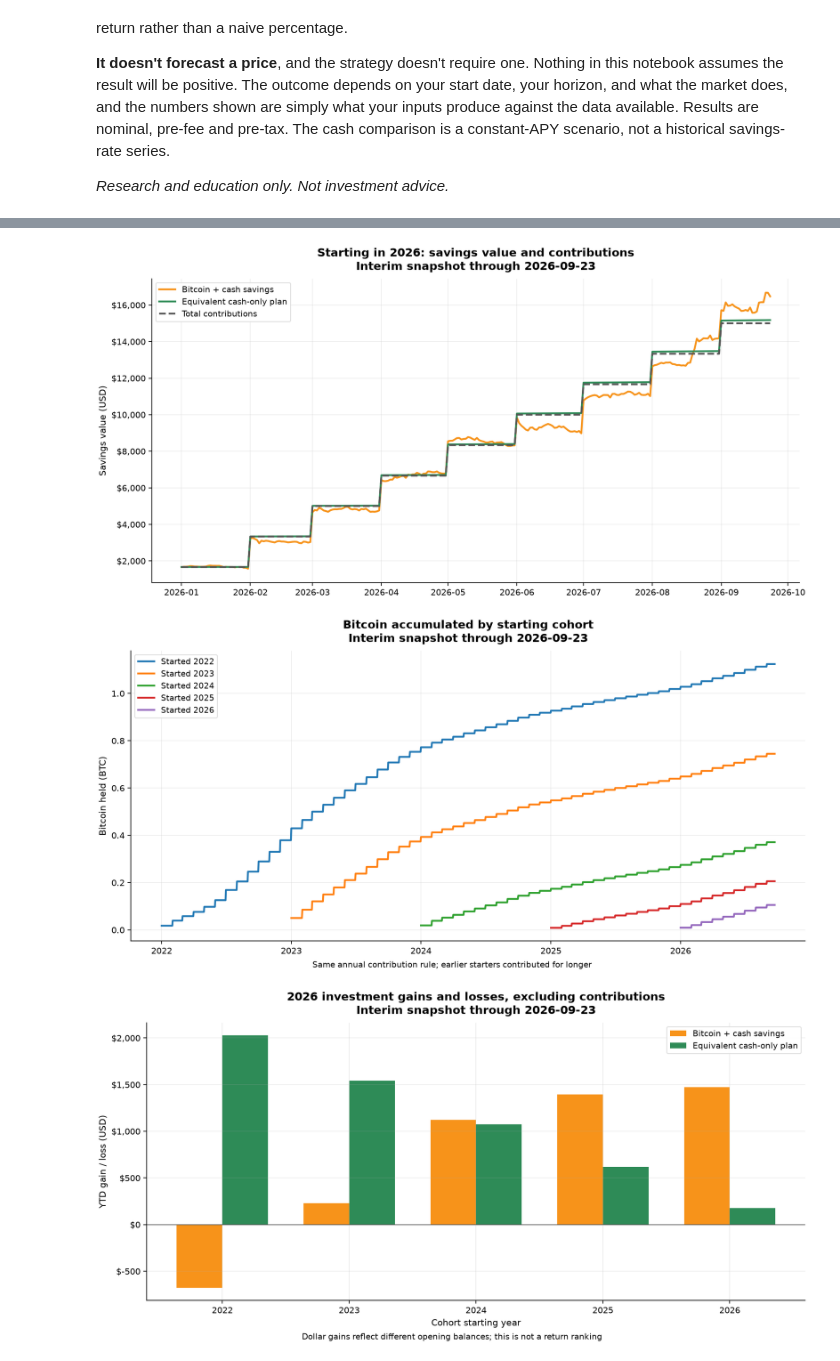
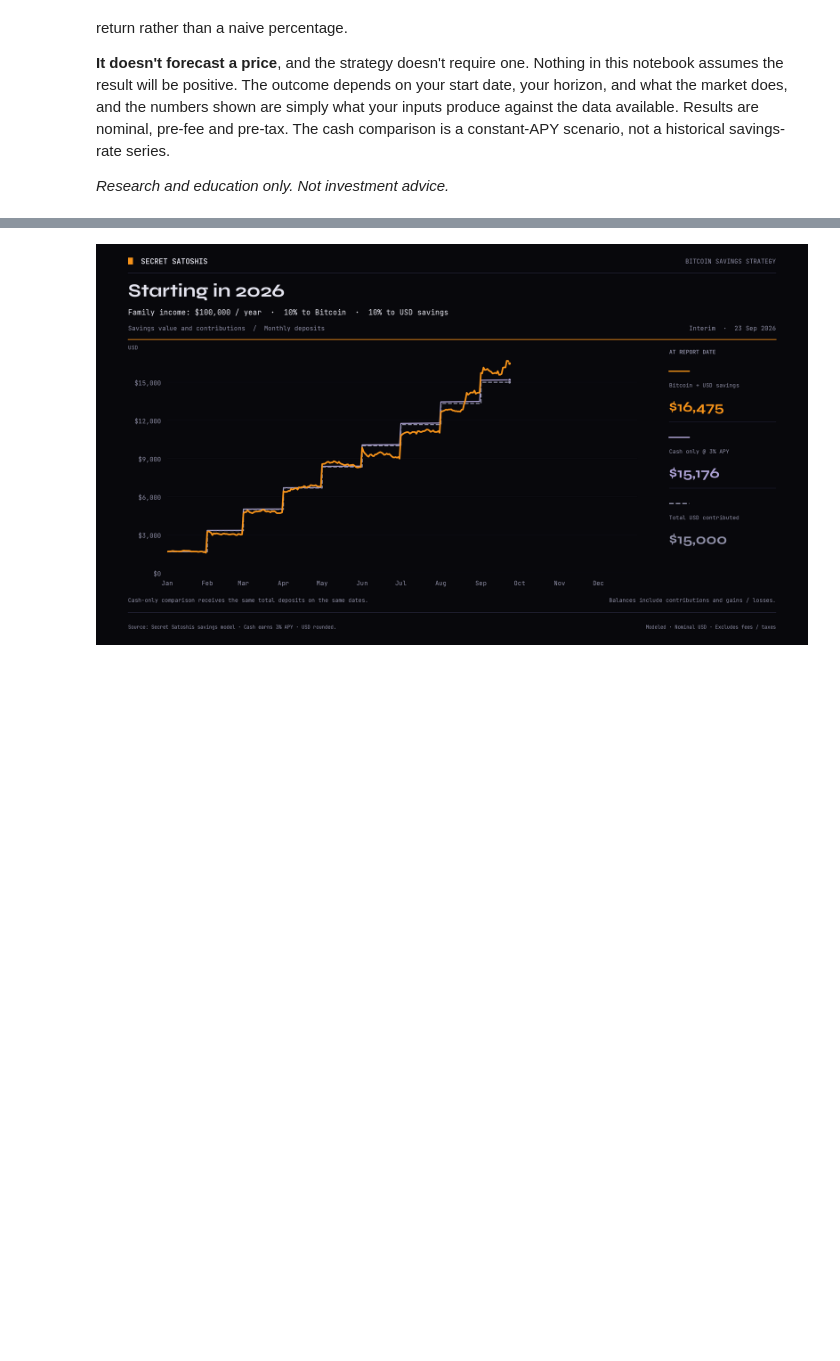
Before and after one commit to SecretSatoshis/Bitcoin-Investment-Strategy, a Jupyter notebook: notebooks/bitcoin_savings_plan.ipynb, the cells around one changed output, grey strips where cells are left out. Drawn from its saved outputs; the diff is of its cells as text; code cells hidden in the pictures; blank space fills up the shorter version.

Commit message:
Keep only branded quarterly savings visuals

```diff
--- a/notebooks/bitcoin_savings_plan.ipynb
+++ b/notebooks/bitcoin_savings_plan.ipynb
@@ -973,7 +947,4 @@ YTD: opening savings + new contributions + investment gain/loss = closing saving
 # %%
-for filename in ["current_year_savings.png", "cohort_accumulation.png", "ytd_gains_vs_cash.png"]:
-    display(Image(filename=str(section3_output / filename), width=1000))
+display(Image(filename=str(section3_output / "current_year_savings.png"), width=1000))
 # %% [output]
-[figure, old version]
+[figure, new version]
-[figure, removed]
-[figure, removed]
```
Also changed, not shown: parts of 2 cells of this notebook, 19 other files.
